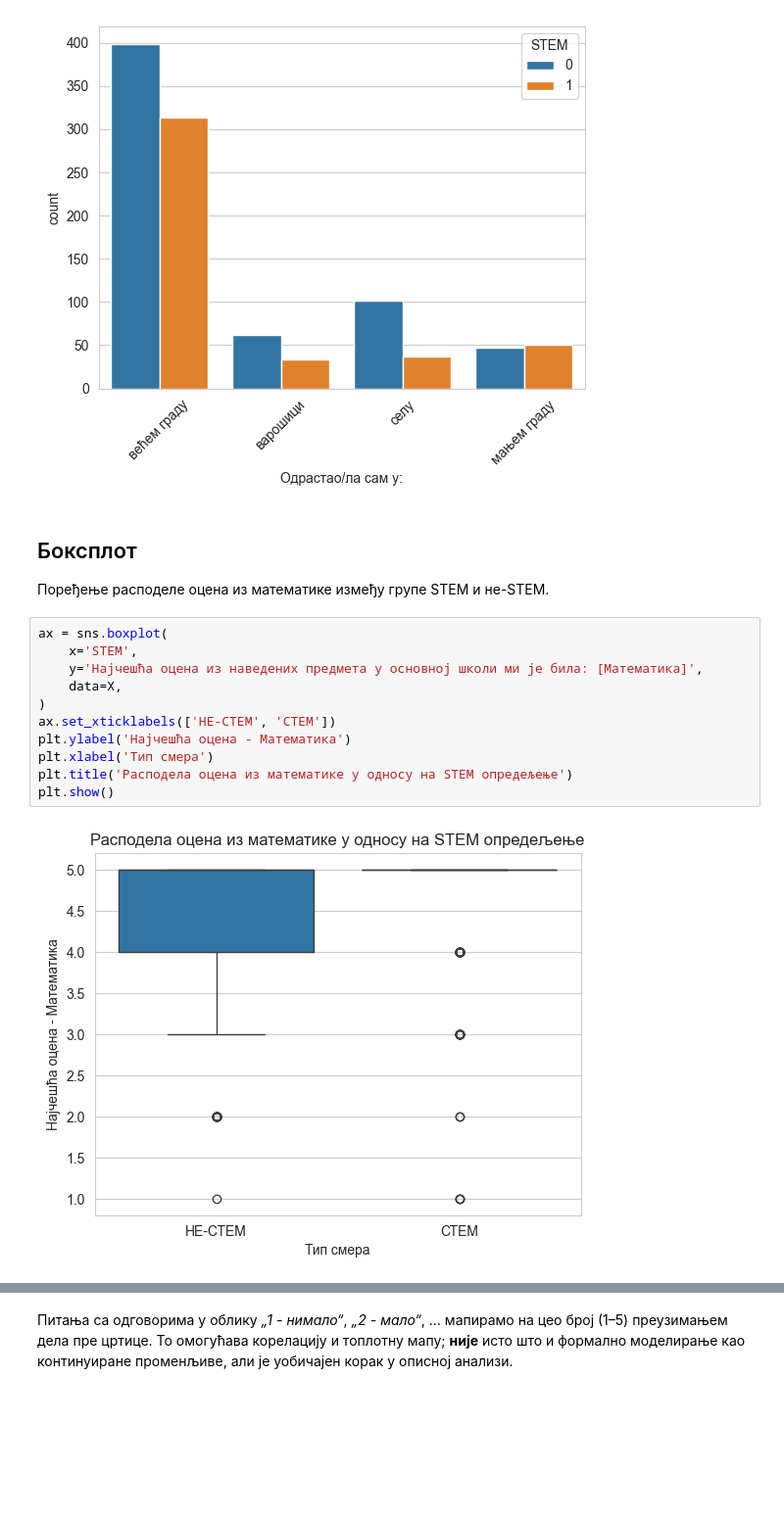
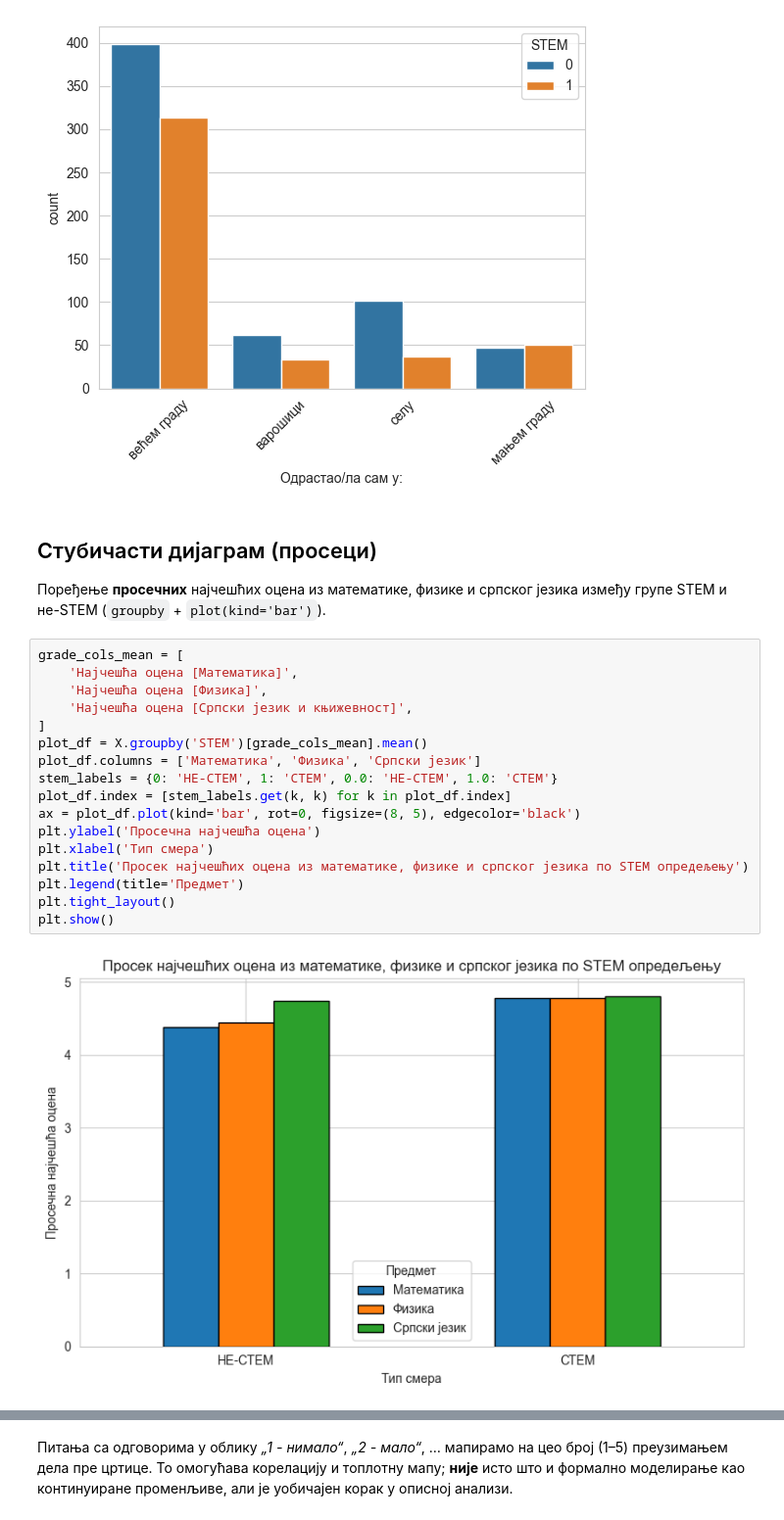
Before and after one commit to tdjokovic/stem_factors, a Jupyter notebook: stem_factors.ipynb, the cells around one changed output, grey strips where cells are left out. Shown at 98% size. Saved outputs shown, nothing was run; the diff lists cells and outputs as text; blank space fills up the shorter version.

```diff
--- a/stem_factors.ipynb
+++ b/stem_factors.ipynb
@@ -205,19 +249,25 @@ plt.show()
 # %% [output]
 [figure]
 # %% [markdown]
-## Боксплот
+## Стубичасти дијаграм (просеци)
 
-Поређење расподеле оцена из математике између групе STEM и не-STEM.
+Поређење **просечних** најчешћих оцена из математике, физике и српског језика између групе STEM и не-STEM (`groupby` + `plot(kind='bar')`).
 # %%
-ax = sns.boxplot(
-    x='STEM',
-    y='Најчешћа оцена из наведених предмета у основној школи ми је била: [Математика]',
-    data=X,
-)
-ax.set_xticklabels(['НЕ-СТЕМ', 'СТЕМ'])
-plt.ylabel('Најчешћа оцена - Математика')
+grade_cols_mean = [
+    'Најчешћа оцена [Математика]',
+    'Најчешћа оцена [Физика]',
+    'Најчешћа оцена [Српски језик и књижевност]',
+]
+plot_df = X.groupby('STEM')[grade_cols_mean].mean()
+plot_df.columns = ['Математика', 'Физика', 'Српски језик']
+stem_labels = {0: 'НЕ-СТЕМ', 1: 'СТЕМ', 0.0: 'НЕ-СТЕМ', 1.0: 'СТЕМ'}
+plot_df.index = [stem_labels.get(k, k) for k in plot_df.index]
+ax = plot_df.plot(kind='bar', rot=0, figsize=(8, 5), edgecolor='black')
+plt.ylabel('Просечна најчешћа оцена')
 plt.xlabel('Тип смера')
-plt.title('Расподела оцена из математике у односу на STEM опредељење')
+plt.title('Просек најчешћих оцена из математике, физике и српског језика по STEM опредељењу')
+plt.legend(title='Предмет')
+plt.tight_layout()
 plt.show()
 # %% [output]
-[figure, old version]
+[figure, new version]
```
Also changed, not shown: parts of 22 cells of this notebook, 1 other file.
